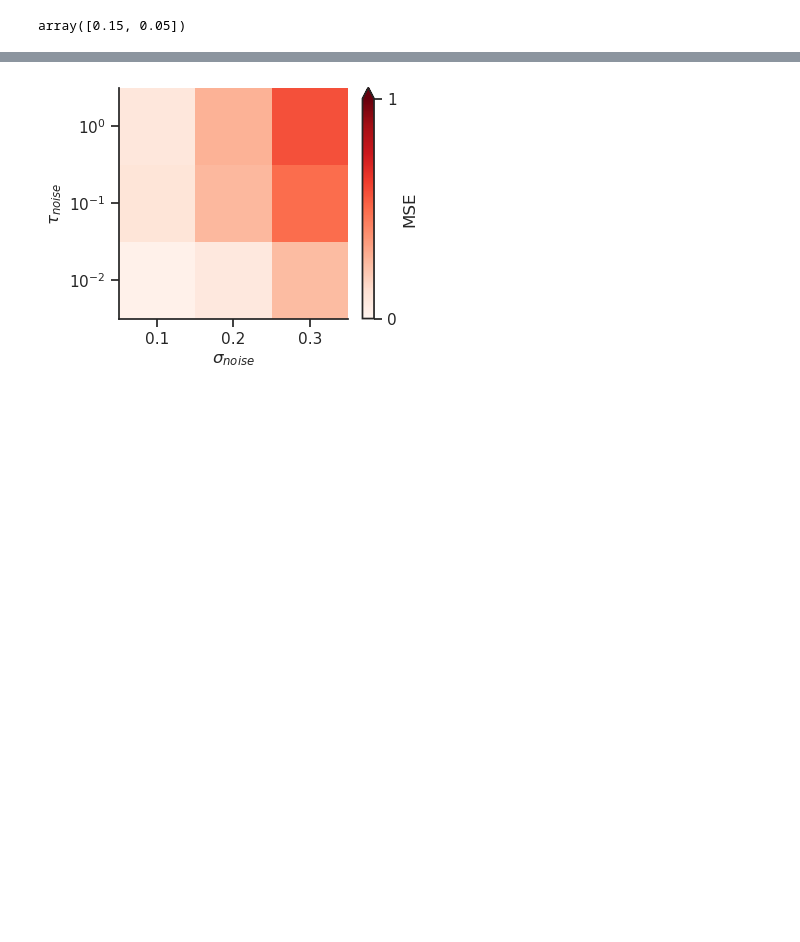
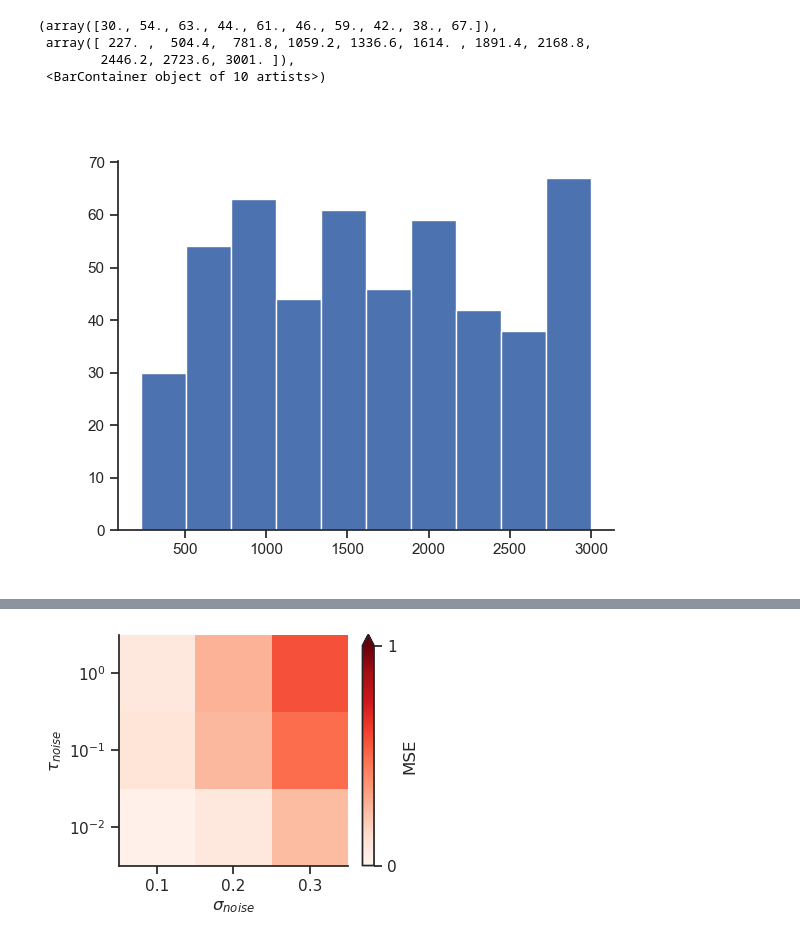
Before and after one commit to rythorpe/time_coding, a Jupyter notebook: analysis.ipynb, the cells around one changed output, grey strips where cells are left out. Saved outputs shown, nothing was run; the diff lists cells and outputs as text; code cells hidden in the pictures; blank space fills up the shorter version.

```diff
--- a/analysis.ipynb
+++ b/analysis.ipynb
@@ -90,7 +107,12 @@ data['mse'].shape
 # %%
-data['p_rel_std'][0, :, 0, 0]
+plt.figure()
+plt.hist(data['n_training_trials'].ravel())
 # %% [output]
-array([0.15, 0.05])
+(array([30., 54., 63., 44., 61., 46., 59., 42., 38., 67.]),
+ array([ 227. ,  504.4,  781.8, 1059.2, 1336.6, 1614. , 1891.4, 2168.8,
+        2446.2, 2723.6, 3001. ]),
+ <BarContainer object of 10 artists>)
+[figure, added]
 # %%
 # net-avg summary results
 p_rel_std_vals = np.unique(data['p_rel_std'])
```
Also changed, not shown: parts of 13 cells of this notebook.
